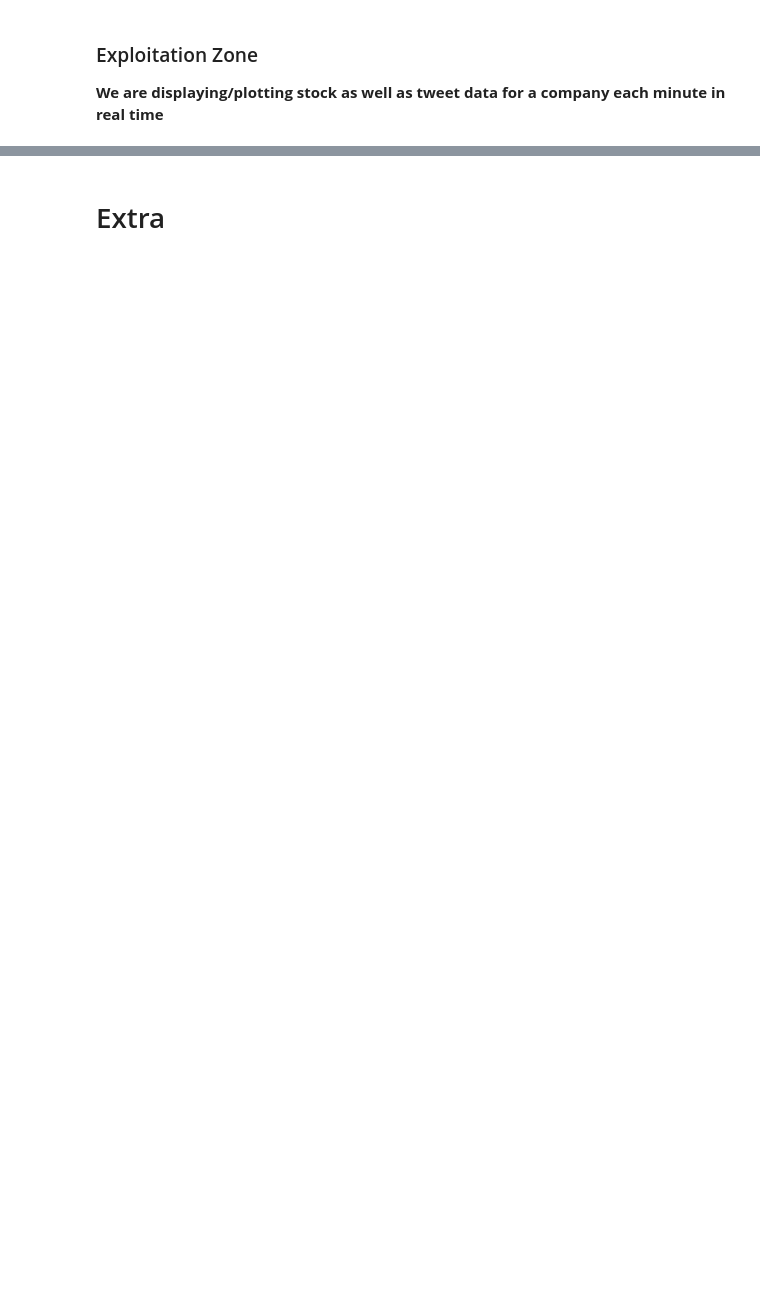
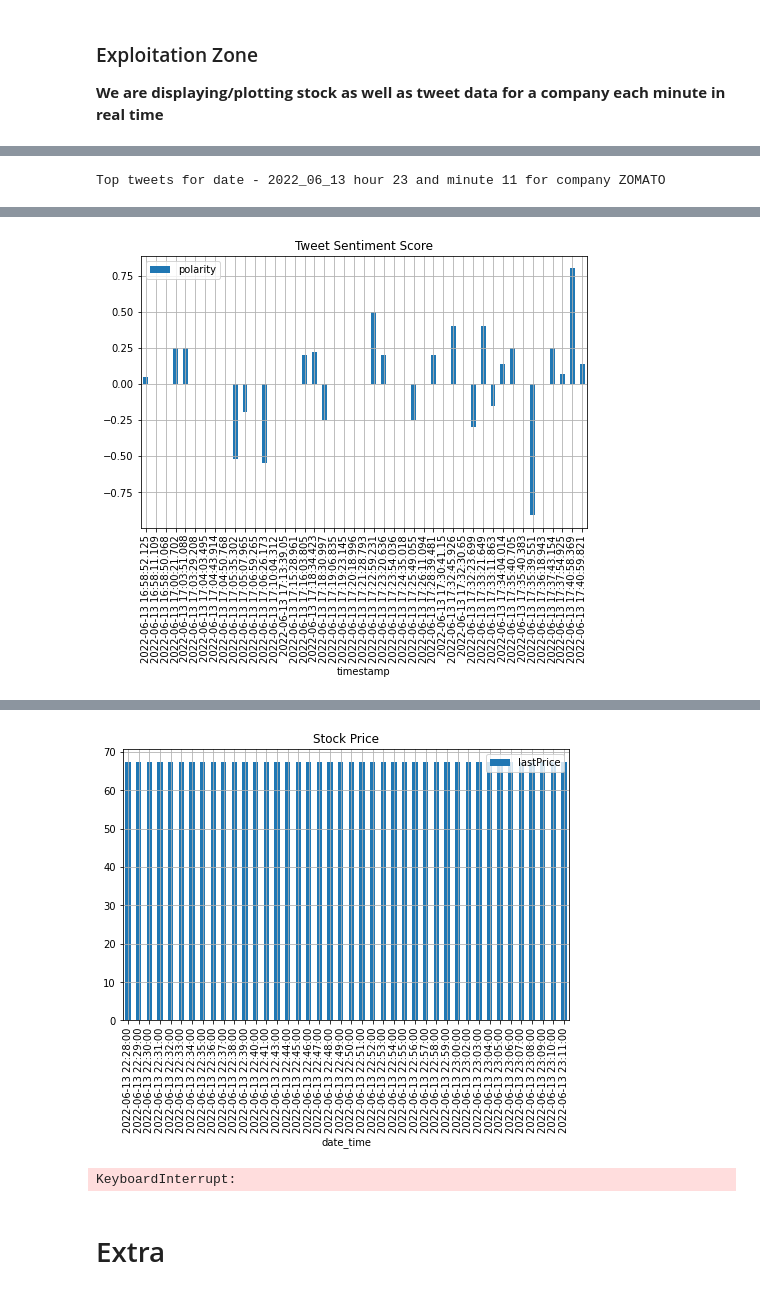
Before and after one commit to himanshudce/bdm_stock_sense, a Jupyter notebook: visualization.ipynb, the cells around one changed output, grey strips where cells are left out. Saved outputs shown, nothing was run; the diff lists cells and outputs as text; code cells hidden in the pictures; blank space fills up the shorter version.

```diff
--- a/visualization.ipynb
+++ b/visualization.ipynb
@@ -173,0 +167,69 @@ KeyboardInterrupt:
+# %%
+# run loop for displaying data with each minute break
+while(True):
+    clear_output()
+
+    # comp = input("Enter company name")
+    # get time
+    date,hour,minute = get_time()
+    print("Top tweets for date - {} hour {} and minute {} for company {}".format(date,hour,minute, company))
+
+
+
+    # Extract tweets
+    # try:
+    myquery = { "date": date , "companies":company, "hour":hour, "minute":minute}
+    mydoc = tweetdb.find(myquery)
+    for x in mydoc:
+        df = pd.DataFrame(x['top_N_tweets'])
+        df = df[['polarity','timestamp','sentiment','text']]
+        _datetw = get_datetime(df_cmp)
+        df['date_time'] = _datetw
+        tweet_combined_df = tweet_combined_df.append(df)
+    # display(HTML(df.to_html()))
+    # except:
+    #     pass
+
+
+    # diplay and plot tweets polarity
+    display(HTML(tweet_combined_df.to_html()))
+    try:
+        tweet_combined_df['polarity'] = tweet_combined_df['polarity'].astype(float)
+        tweet_combined_df.plot(x= 'timestamp', y="polarity", kind="bar", figsize=(8, 5),grid=True, title='Tweet Sentiment Score')
+        plt.show()
+    except:
+        pass
+
+
+
+
+    # run query to diplay stocks
+    try:
+        date_ = os.path.join(path,date)
+        parquet_name = 'stock_data'+'_'+str(hour)+'_'+str(minute)+'.parquet'
+        file_name = os.path.join(date_,parquet_name)
+        df1 = spark.read.parquet(file_name)
+        df2 = df1.select('timestamp','hour','minute','symbol','lastPrice','dayHigh','dayLow','closePrice','open')
+        pd_df = df2.toPandas()
+        df_cmp = pd_df[pd_df['symbol']==company]
+        _datetime = get_datetime(df_cmp)
+        df_cmp['date_time'] = _datetime
+        stock_combined_df = stock_combined_df.append(df_cmp)
+    except:
+        pass
+
+
+
+    # diplay combined stock dataframe and tweets
+    display(HTML(stock_combined_df.to_html()))
+    # plot data
+    try:
+        stock_combined_df.plot(x= 'date_time', y="lastPrice", kind="bar", figsize=(8, 5),grid=True, title='Stock Price')
+        plt.show()
+    except:
+        pass
+
+    # sleep for around 1 minute
+    time.sleep(60)
+# %% [output]
+Top tweets for date - 2022_06_13 hour 23 and minute 11 for company ZOMATO
@@ -173,0 +253 @@ KeyboardInterrupt:
+[figure, added]
@@ -174,3 +271,5 @@ KeyboardInterrupt:
+[figure, added]
+KeyboardInterrupt:
 # %% [markdown]
 # Extra
 # %%
```
Also changed, not shown: parts of 3 cells of this notebook.
